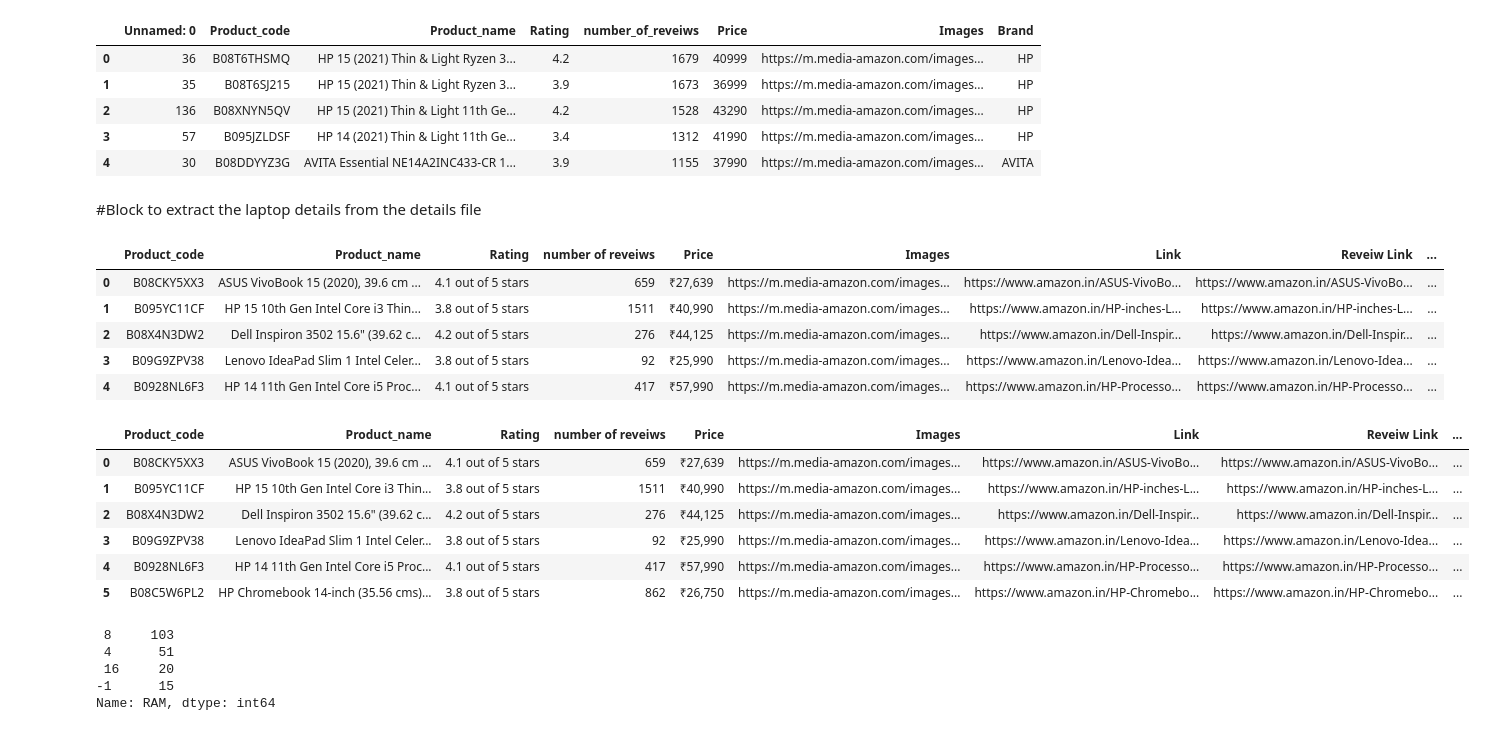
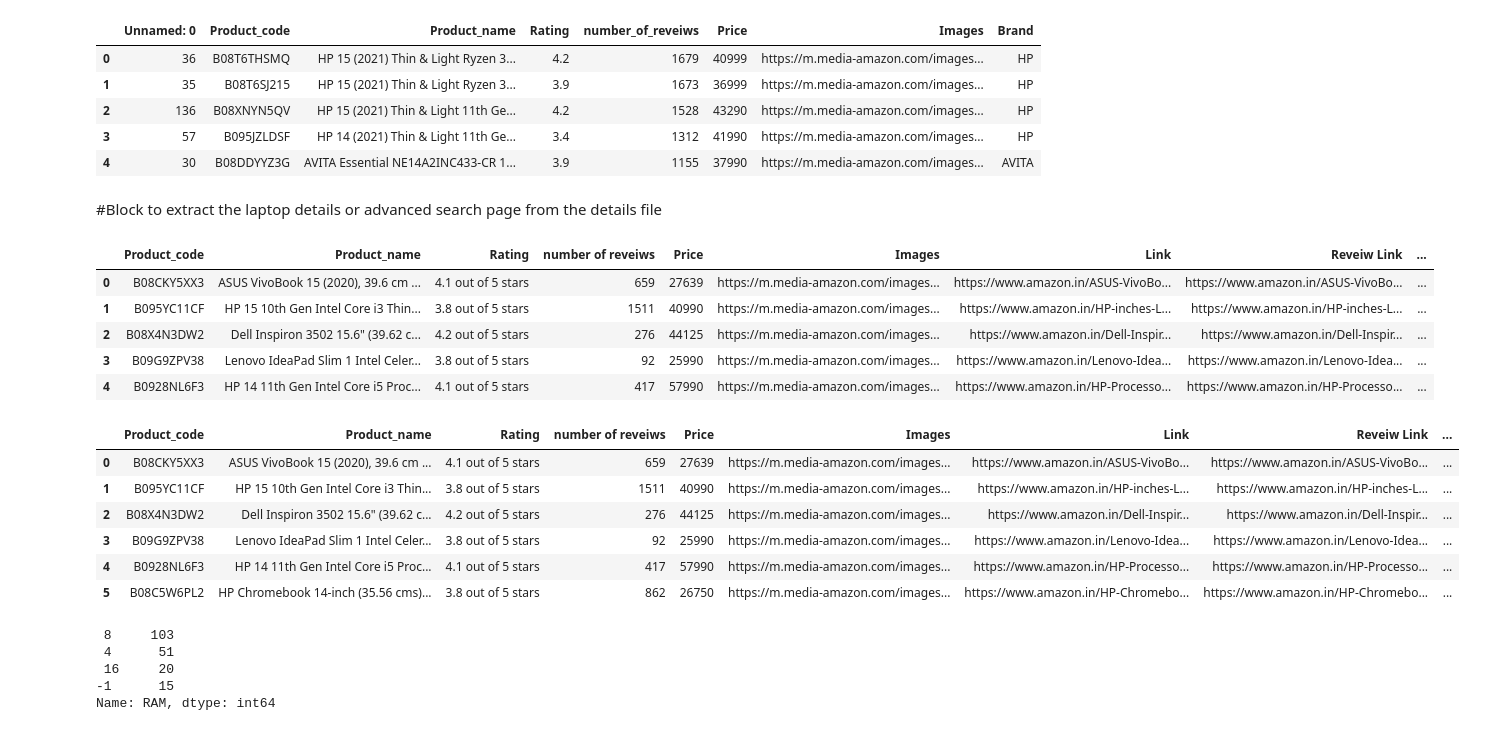
Before and after one commit to DibyaSadhukhan/Amazon_Review_Analysis, a Jupyter notebook: Product_data_extraction.ipynb, the cells around one changed output. Cells and saved outputs as stored; diff of their text form; code cells hidden in the pictures.

```diff
--- a/Product_data_extraction.ipynb
+++ b/Product_data_extraction.ipynb
@@ -109,55 +109,60 @@ data['Product_name']=data['Product_name'].apply(lambda x : ' '.join(x.split(' ')
 # %%
 data.to_csv('Top_products.csv')
 # %% [markdown]
-#Block to extract the laptop details from the details file
+#Block to extract the laptop details or advanced search page from the details file
 # %%
 df=pd.read_csv('/content/gdrive/MyDrive/Laptop_Reveiw/Data/Master_reveiw_2021-11-06.csv')
 df=df.drop([df.columns[0],df.columns[-3]], axis=1)
+df['Price']=df['Price'].str.replace(',', '')
+df['Price']=df['Price'].str.replace('₹', '')
+df['Price']=df['Price'].astype(int)
+# the following are the columns for filter of the advance search page
 df['Brand']='Unkown'
 df['Screen_size']=0.0
 df['RAM']=-1
 df['Processor']='Unknown'
 df['Hard_drive']='Unknown'
 #df['Type']='Unknown'
-df['all_det']=""
+#df['all_det']=""
 df.head()
 # %% [output]
 |  | Product_code | Product_name | Rating | number of reveiws | Price | Images | Link | Reveiw Link | ... |
-| 0 | B08CKY5XX3 | ASUS VivoBook 15 (2020), 39.6 cm ... | 4.1 out of 5 stars | 659 | ₹27,639 | https://m.media-amazon.com/images... | https://www.amazon.in/ASUS-VivoBo... | https://www.amazon.in/ASUS-VivoBo... | ... |
-| 1 | B095YC11CF | HP 15 10th Gen Intel Core i3 Thin... | 3.8 out of 5 stars | 1511 | ₹40,990 | https://m.media-amazon.com/images... | https://www.amazon.in/HP-inches-L... | https://www.amazon.in/HP-inches-L... | ... |
-| 2 | B08X4N3DW2 | Dell Inspiron 3502 15.6" (39.62 c... | 4.2 out of 5 stars | 276 | ₹44,125 | https://m.media-amazon.com/images... | https://www.amazon.in/Dell-Inspir... | https://www.amazon.in/Dell-Inspir... | ... |
-| 3 | B09G9ZPV38 | Lenovo IdeaPad Slim 1 Intel Celer... | 3.8 out of 5 stars | 92 | ₹25,990 | https://m.media-amazon.com/images... | https://www.amazon.in/Lenovo-Idea... | https://www.amazon.in/Lenovo-Idea... | ... |
-| 4 | B0928NL6F3 | HP 14 11th Gen Intel Core i5 Proc... | 4.1 out of 5 stars | 417 | ₹57,990 | https://m.media-amazon.com/images... | https://www.amazon.in/HP-Processo... | https://www.amazon.in/HP-Processo... | ... |
+| 0 | B08CKY5XX3 | ASUS VivoBook 15 (2020), 39.6 cm ... | 4.1 out of 5 stars | 659 | 27639 | https://m.media-amazon.com/images... | https://www.amazon.in/ASUS-VivoBo... | https://www.amazon.in/ASUS-VivoBo... | ... |
+| 1 | B095YC11CF | HP 15 10th Gen Intel Core i3 Thin... | 3.8 out of 5 stars | 1511 | 40990 | https://m.media-amazon.com/images... | https://www.amazon.in/HP-inches-L... | https://www.amazon.in/HP-inches-L... | ... |
+| 2 | B08X4N3DW2 | Dell Inspiron 3502 15.6" (39.62 c... | 4.2 out of 5 stars | 276 | 44125 | https://m.media-amazon.com/images... | https://www.amazon.in/Dell-Inspir... | https://www.amazon.in/Dell-Inspir... | ... |
+| 3 | B09G9ZPV38 | Lenovo IdeaPad Slim 1 Intel Celer... | 3.8 out of 5 stars | 92 | 25990 | https://m.media-amazon.com/images... | https://www.amazon.in/Lenovo-Idea... | https://www.amazon.in/Lenovo-Idea... | ... |
+| 4 | B0928NL6F3 | HP 14 11th Gen Intel Core i5 Proc... | 4.1 out of 5 stars | 417 | 57990 | https://m.media-amazon.com/images... | https://www.amazon.in/HP-Processo... | https://www.amazon.in/HP-Processo... | ... |
 # %%
 details_file=[]
 for i in range(len(df)):
-  details_file.append(df.iat[i,-7])
+  details_file.append(df.iat[i,-6])
 #print(details_file)
 i=0
+# we see that all the text in the td part of the data has the unicode character \u200e so we strip it from the file
 for link in details_file:
     f = open(link,"r",encoding="utf-8")
     a=f.read().split('||')
     for det in a:
       th=det.split(':')[0]
       td=det.split(':')[1:]
       if th=='Brand':
-        df.iat[i,-6]=''.join(td).upper().strip('\u200e')
+        df.iat[i,-5]=''.join(td).upper().strip('\u200e')
       elif th=='RAM Size':
-          df.iat[i,-4]=int(''.join(td).split(' ')[0].strip('\u200e'))
+          df.iat[i,-3]=int(''.join(td).split(' ')[0].strip('\u200e'))
       elif th=='Standing screen display size':
-        df.iat[i,-5]=float(''.join(td).split(' ')[0].strip('\u200e'))
+        df.iat[i,-4]=float(''.join(td).split(' ')[0].strip('\u200e'))
       elif th=='Processor Type':
-        df.iat[i,-3]=''.join(td).strip('\u200e')
+        df.iat[i,-2]=''.join(td).strip('\u200e')
       elif th=='Hard Disk Description':
-        df.iat[i,-2]=''.join(td).strip('\u200e')
+        df.iat[i,-1]=''.join(td).strip('\u200e')
     f.close()
     i+=1
 df.head(6)
 # %% [output]
 |  | Product_code | Product_name | Rating | number of reveiws | Price | Images | Link | Reveiw Link | ... |
-| 0 | B08CKY5XX3 | ASUS VivoBook 15 (2020), 39.6 cm ... | 4.1 out of 5 stars | 659 | ₹27,639 | https://m.media-amazon.com/images... | https://www.amazon.in/ASUS-VivoBo... | https://www.amazon.in/ASUS-VivoBo... | ... |
-| 1 | B095YC11CF | HP 15 10th Gen Intel Core i3 Thin... | 3.8 out of 5 stars | 1511 | ₹40,990 | https://m.media-amazon.com/images... | https://www.amazon.in/HP-inches-L... | https://www.amazon.in/HP-inches-L... | ... |
-| 2 | B08X4N3DW2 | Dell Inspiron 3502 15.6" (39.62 c... | 4.2 out of 5 stars | 276 | ₹44,125 | https://m.media-amazon.com/images... | https://www.amazon.in/Dell-Inspir... | https://www.amazon.in/Dell-Inspir... | ... |
-| 3 | B09G9ZPV38 | Lenovo IdeaPad Slim 1 Intel Celer... | 3.8 out of 5 stars | 92 | ₹25,990 | https://m.media-amazon.com/images... | https://www.amazon.in/Lenovo-Idea... | https://www.amazon.in/Lenovo-Idea... | ... |
-| 4 | B0928NL6F3 | HP 14 11th Gen Intel Core i5 Proc... | 4.1 out of 5 stars | 417 | ₹57,990 | https://m.media-amazon.com/images... | https://www.amazon.in/HP-Processo... | https://www.amazon.in/HP-Processo... | ... |
-| 5 | B08C5W6PL2 | HP Chromebook 14-inch (35.56 cms)... | 3.8 out of 5 stars | 862 | ₹26,750 | https://m.media-amazon.com/images... | https://www.amazon.in/HP-Chromebo... | https://www.amazon.in/HP-Chromebo... | ... |
+| 0 | B08CKY5XX3 | ASUS VivoBook 15 (2020), 39.6 cm ... | 4.1 out of 5 stars | 659 | 27639 | https://m.media-amazon.com/images... | https://www.amazon.in/ASUS-VivoBo... | https://www.amazon.in/ASUS-VivoBo... | ... |
+| 1 | B095YC11CF | HP 15 10th Gen Intel Core i3 Thin... | 3.8 out of 5 stars | 1511 | 40990 | https://m.media-amazon.com/images... | https://www.amazon.in/HP-inches-L... | https://www.amazon.in/HP-inches-L... | ... |
+| 2 | B08X4N3DW2 | Dell Inspiron 3502 15.6" (39.62 c... | 4.2 out of 5 stars | 276 | 44125 | https://m.media-amazon.com/images... | https://www.amazon.in/Dell-Inspir... | https://www.amazon.in/Dell-Inspir... | ... |
+| 3 | B09G9ZPV38 | Lenovo IdeaPad Slim 1 Intel Celer... | 3.8 out of 5 stars | 92 | 25990 | https://m.media-amazon.com/images... | https://www.amazon.in/Lenovo-Idea... | https://www.amazon.in/Lenovo-Idea... | ... |
+| 4 | B0928NL6F3 | HP 14 11th Gen Intel Core i5 Proc... | 4.1 out of 5 stars | 417 | 57990 | https://m.media-amazon.com/images... | https://www.amazon.in/HP-Processo... | https://www.amazon.in/HP-Processo... | ... |
+| 5 | B08C5W6PL2 | HP Chromebook 14-inch (35.56 cms)... | 3.8 out of 5 stars | 862 | 26750 | https://m.media-amazon.com/images... | https://www.amazon.in/HP-Chromebo... | https://www.amazon.in/HP-Chromebo... | ... |
```
Also changed, not shown: parts of 11 cells of this notebook.
